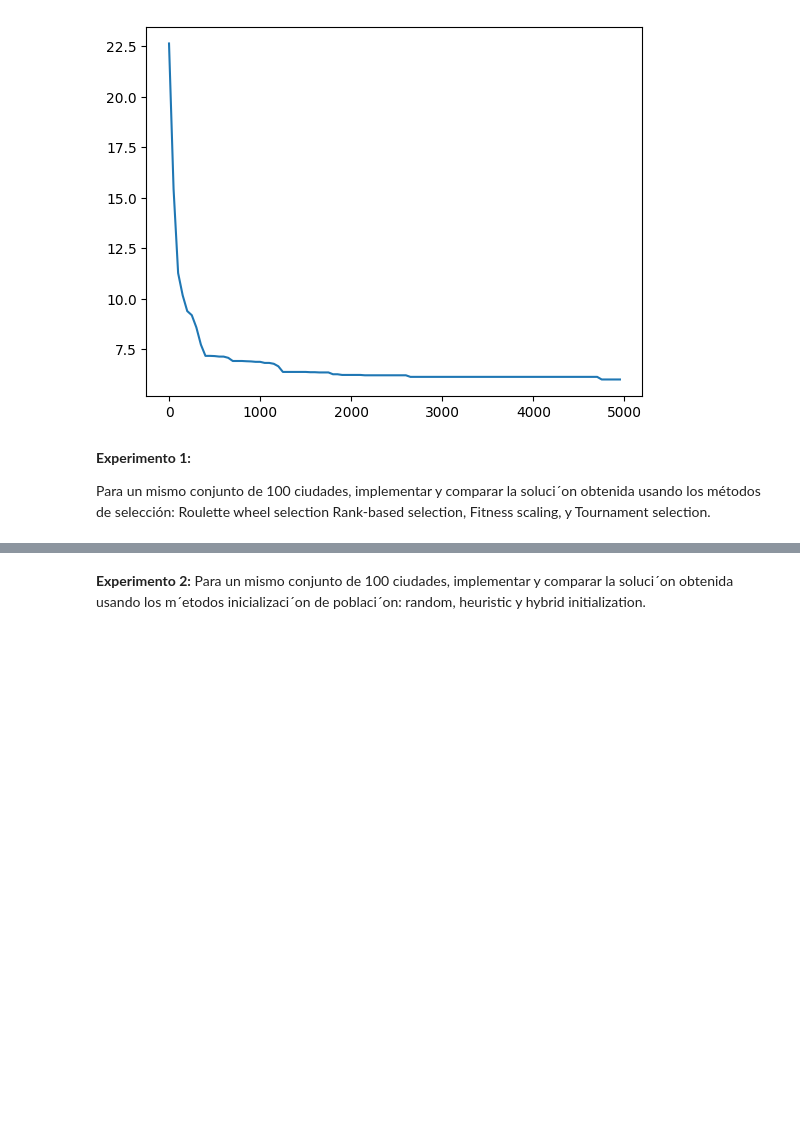
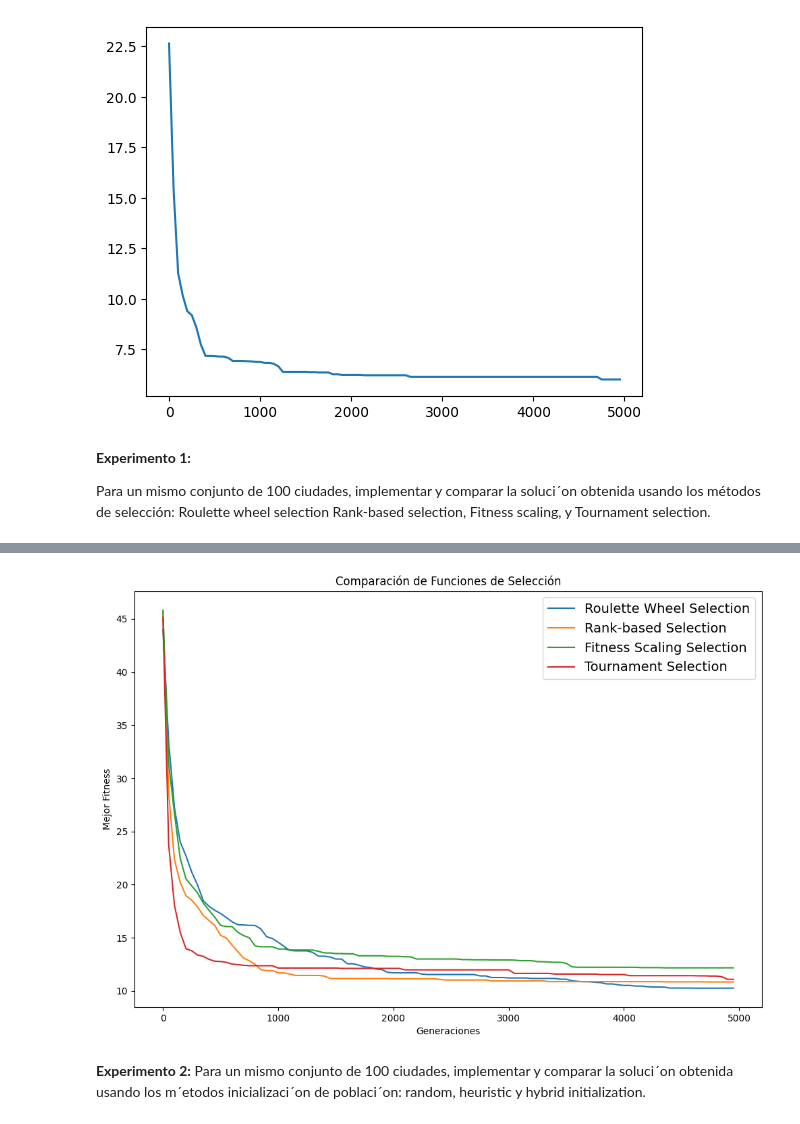
Before and after one commit to BrajanNieto/GA-TSP-Comparison, a Jupyter notebook: IA_Fundamentals_GeneticAlgorithm_TSP_BrajanNieto.ipynb, the cells around one changed output, grey strips where cells are left out. Drawn from its saved outputs; the diff is of its cells as text; code cells hidden in the pictures; blank space fills up the shorter version.

```diff
--- a/IA_Fundamentals_GeneticAlgorithm_TSP_BrajanNieto.ipynb
+++ b/IA_Fundamentals_GeneticAlgorithm_TSP_BrajanNieto.ipynb
@@ -695,17 +701,18 @@ KeyboardInterrupt:
 # %%
-# Graficar las historias
 plt.figure(figsize=(12, 8))
 
 for selection_name in histories_selection:
     gen = [item[0] for item in histories_selection[selection_name]]
     fit = [item[1] for item in histories_selection[selection_name]]
     plt.plot(gen, fit, label=selection_name)
 
 plt.xlabel('Generaciones')
 plt.ylabel('Mejor Fitness')
 plt.title('Comparación de Funciones de Selección')
-plt.legend()
+plt.legend(fontsize=14)
 plt.show()
+# %% [output]
+[figure, added]
 # %% [markdown]
 **Experimento 2:**
 Para un mismo conjunto de 100 ciudades, implementar y comparar la soluci´on
```
Also changed, not shown: parts of 11 cells of this notebook.
